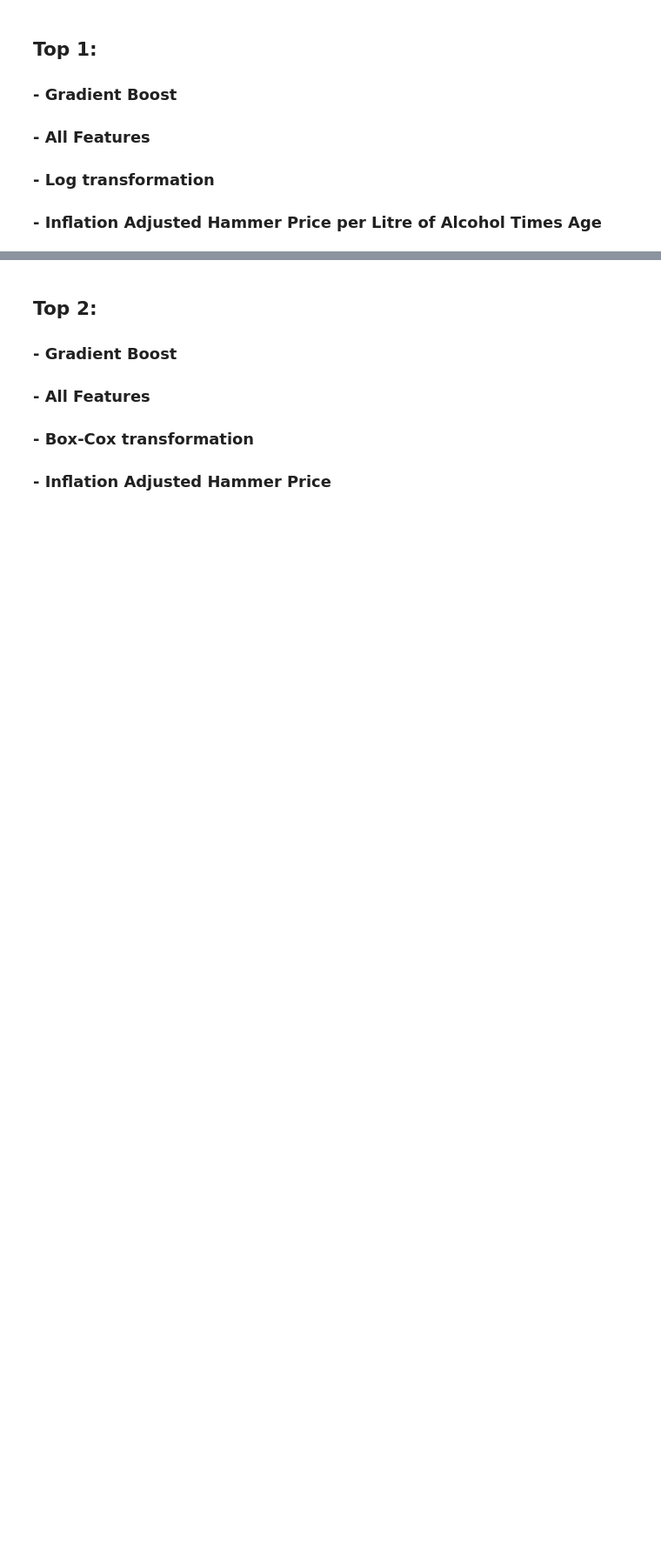
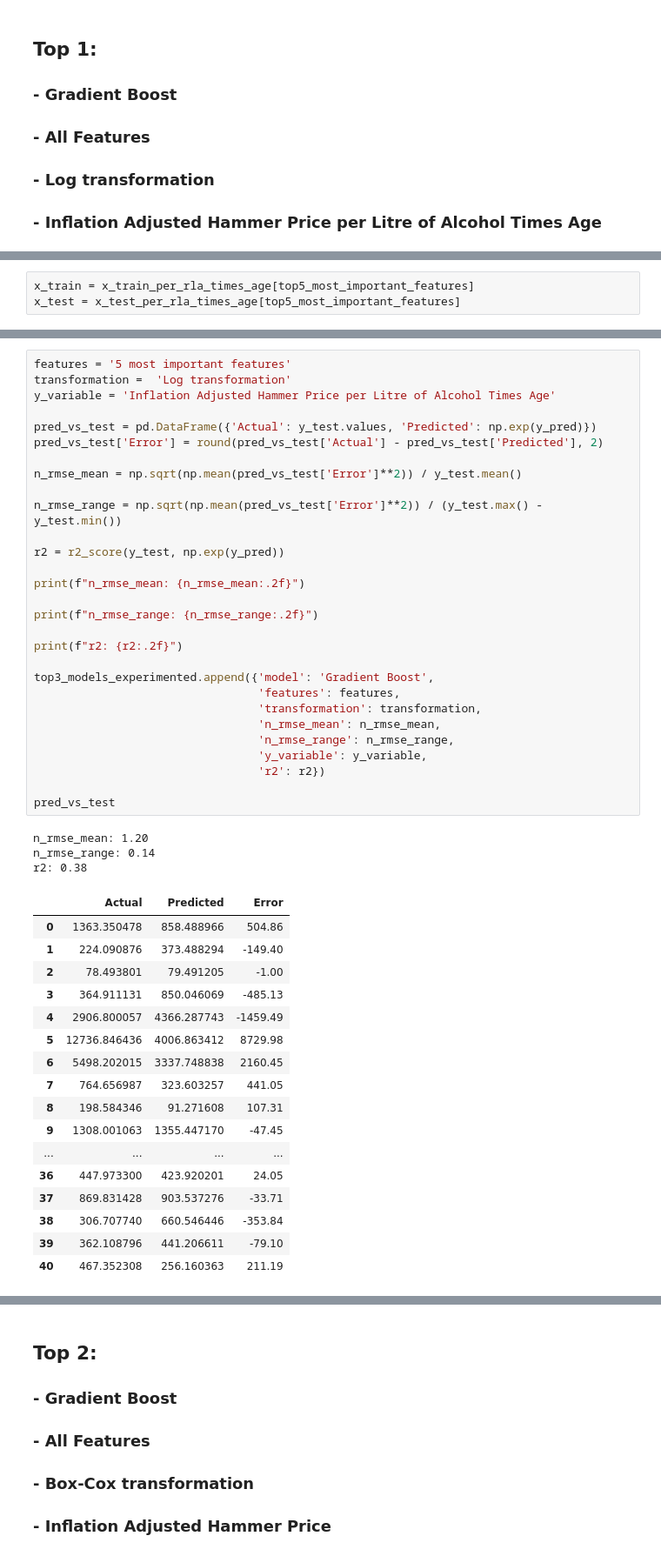
Before and after one commit to joaopaivaa/Cask-Worth, a Jupyter notebook: model.ipynb, the cells around one changed output, grey strips where cells are left out. Shown at 87% size. Drawn from its saved outputs; the diff is of its cells as text; blank space fills up the shorter version.

```diff
--- a/model.ipynb
+++ b/model.ipynb
@@ -6153,0 +6387,3 @@ df_metrics.loc[0:2,]
+# %%
+x_train = x_train_per_rla_times_age[top5_most_important_features]
+x_test = x_test_per_rla_times_age[top5_most_important_features]
@@ -6153,0 +6423,50 @@ df_metrics.loc[0:2,]
+# %%
+features = '5 most important features'
+transformation =  'Log transformation'
+y_variable = 'Inflation Adjusted Hammer Price per Litre of Alcohol Times Age'
+
+pred_vs_test = pd.DataFrame({'Actual': y_test.values, 'Predicted': np.exp(y_pred)})
+pred_vs_test['Error'] = round(pred_vs_test['Actual'] - pred_vs_test['Predicted'], 2)
+
+n_rmse_mean = np.sqrt(np.mean(pred_vs_test['Error']**2)) / y_test.mean()
+
+n_rmse_range = np.sqrt(np.mean(pred_vs_test['Error']**2)) / (y_test.max() - y_test.min())
+
+r2 = r2_score(y_test, np.exp(y_pred))
+
+print(f"n_rmse_mean: {n_rmse_mean:.2f}")
+
+print(f"n_rmse_range: {n_rmse_range:.2f}")
+
+print(f"r2: {r2:.2f}")
+
+top3_models_experimented.append({'model': 'Gradient Boost',
+                                 'features': features,
+                                 'transformation': transformation,
+                                 'n_rmse_mean': n_rmse_mean,
+                                 'n_rmse_range': n_rmse_range,
+                                 'y_variable': y_variable,
+                                 'r2': r2})
+
+pred_vs_test
+# %% [output]
+n_rmse_mean: 1.20
+n_rmse_range: 0.14
+r2: 0.38
+|  | Actual | Predicted | Error |
+| 0 | 1363.350478 | 858.488966 | 504.86 |
+| 1 | 224.090876 | 373.488294 | -149.40 |
+| 2 | 78.493801 | 79.491205 | -1.00 |
+| 3 | 364.911131 | 850.046069 | -485.13 |
+| 4 | 2906.800057 | 4366.287743 | -1459.49 |
+| 5 | 12736.846436 | 4006.863412 | 8729.98 |
+| 6 | 5498.202015 | 3337.748838 | 2160.45 |
+| 7 | 764.656987 | 323.603257 | 441.05 |
+| 8 | 198.584346 | 91.271608 | 107.31 |
+| 9 | 1308.001063 | 1355.447170 | -47.45 |
+| ... | ... | ... | ... |
+| 36 | 447.973300 | 423.920201 | 24.05 |
+| 37 | 869.831428 | 903.537276 | -33.71 |
+| 38 | 306.707740 | 660.546446 | -353.84 |
+| 39 | 362.108796 | 441.206611 | -79.10 |
+| 40 | 467.352308 | 256.160363 | 211.19 |
```
Also changed, not shown: parts of 110 cells of this notebook.
